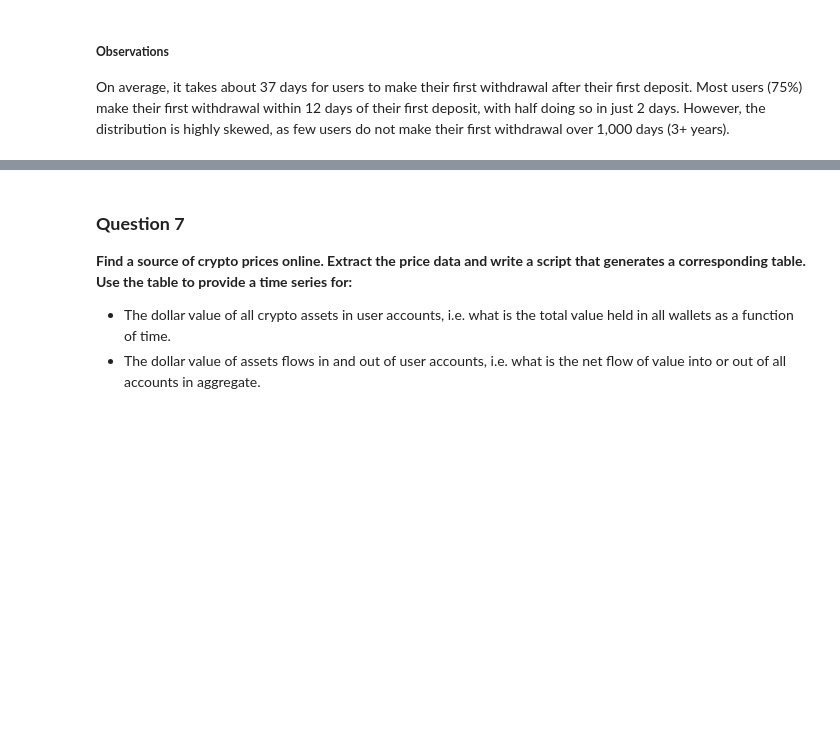
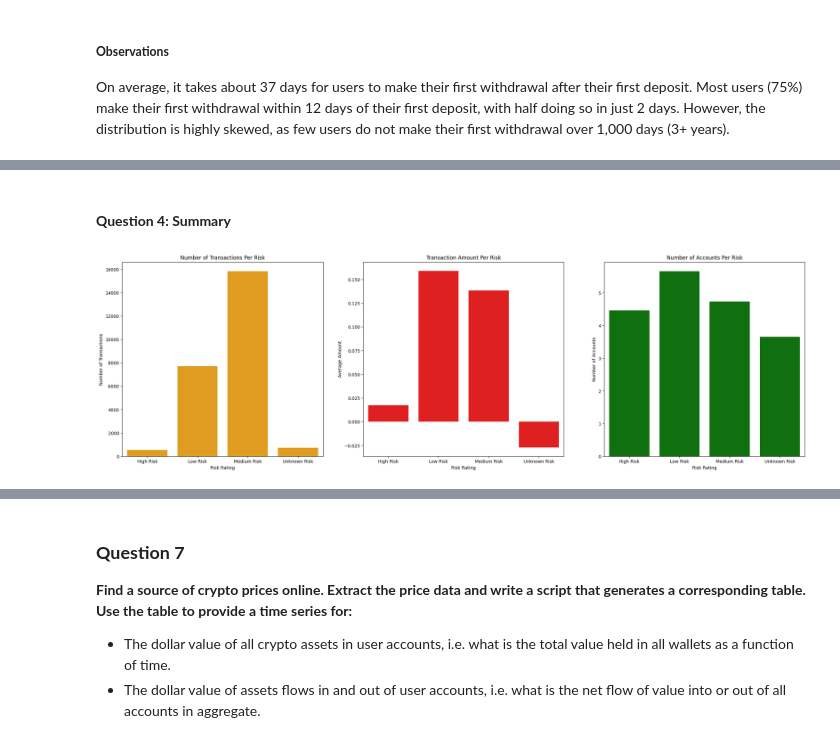
Before and after one commit to ycyuchengliu/coinbase_note, a Jupyter notebook: Coinbase_Data_HW.ipynb, the cells around one changed output, grey strips where cells are left out. Cells and saved outputs as stored; diff of their text form; code cells hidden in the pictures; blank space fills up the shorter version.

```diff
--- a/Coinbase_Data_HW.ipynb
+++ b/Coinbase_Data_HW.ipynb
@@ -350,0 +375,23 @@ plt.show()
+# %% [markdown]
+#### **Question 4: Summary**
+# %%
+fig, axes = plt.subplots(nrows=1, ncols=3, figsize=(28, 8))
+
+sns.barplot(x='RISK_RATING', y='AVERAGE_TRANSACTION_VOLUME', data=avg_transaction_for_each_risk, ax=axes[0], color='orange')
+axes[0].set_title('Number of Transactions Per Risk')
+axes[0].set_xlabel('Risk Rating')
+axes[0].set_ylabel('Number of Transactions')
+
+sns.barplot(x='RISK_RATING', y='AVERAGE_TRANSACTION_AMOUNT', data=avg_transaction_for_each_risk, ax=axes[1], color='red')
+axes[1].set_title('Transaction Amount Per Risk')
+axes[1].set_xlabel('Risk Rating')
+axes[1].set_ylabel('Average Amount')
+
+sns.barplot(x='RISK_RATING', y='AVERAGE_NUMBER_OF_ACCOUNTS', data=avg_account_for_each_risk, ax=axes[2], color='green')
+axes[2].set_title('Number of Accounts Per Risk')
+axes[2].set_xlabel('Risk Rating')
+axes[2].set_ylabel('Number of Accounts')
+
+plt.show()
+# %% [output]
+[figure, added]
```
Also changed, not shown: parts of 8 cells of this notebook.
